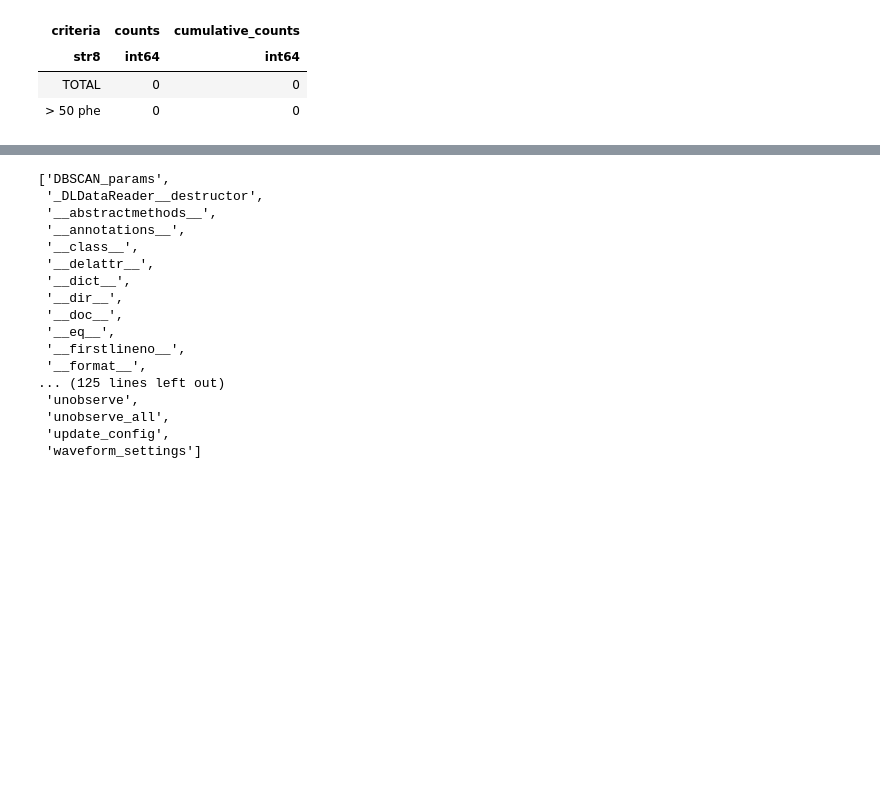
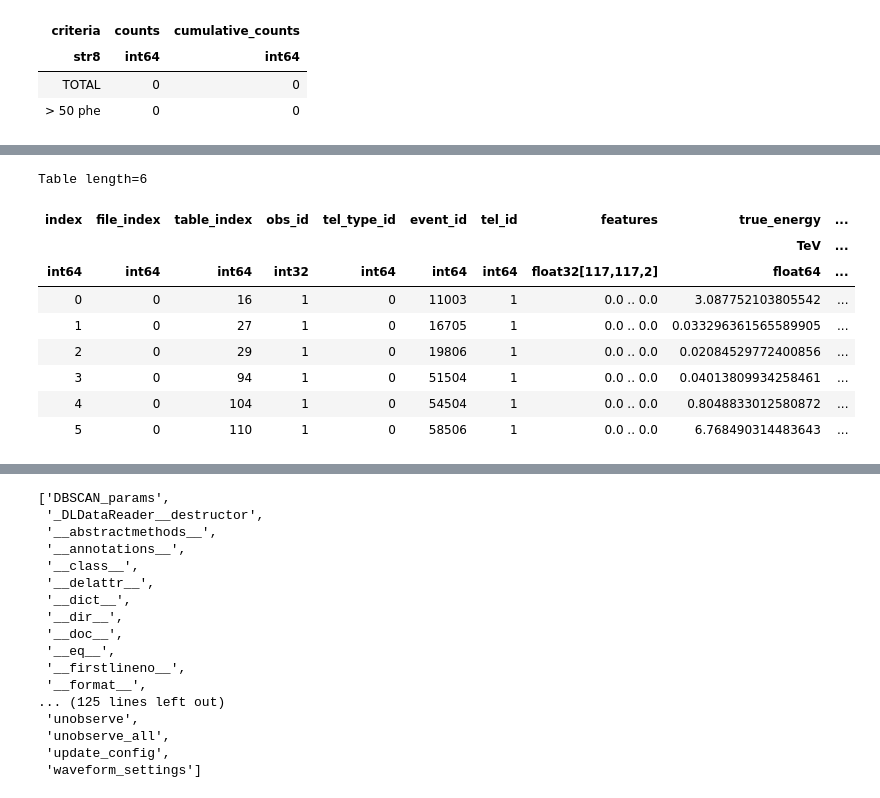
Before and after one commit to cta-observatory/dl1-data-handler, a Jupyter notebook: notebooks/test_r1_reader.ipynb, the cells around one changed output, grey strips where cells are left out. Cells and saved outputs as stored; diff of their text form; code cells hidden in the pictures; blank space fills up the shorter version.

```diff
--- a/notebooks/test_r1_reader.ipynb
+++ b/notebooks/test_r1_reader.ipynb
@@ -28,3 +38,16 @@ reader = DLWaveformReader(input_url_signal=["/gamma3/users/jbuces/software/mc_da
 # %%
 reader.quality_query
+# %%
+reader.generate_mono_batch(batch_indices=[0,1,2,3,4,5])
+# %% [output]
+Table length=6
+| index | file_index | table_index | obs_id | tel_type_id | event_id | tel_id | features | true_energy | ... |
+|  |  |  |  |  |  |  |  | TeV | ... |
+| int64 | int64 | int64 | int32 | int64 | int64 | int64 | float32[117,117,2] | float64 | ... |
+| 0 | 0 | 16 | 1 | 0 | 11003 | 1 | 0.0 .. 0.0 | 3.087752103805542 | ... |
+| 1 | 0 | 27 | 1 | 0 | 16705 | 1 | 0.0 .. 0.0 | 0.033296361565589905 | ... |
+| 2 | 0 | 29 | 1 | 0 | 19806 | 1 | 0.0 .. 0.0 | 0.02084529772400856 | ... |
+| 3 | 0 | 94 | 1 | 0 | 51504 | 1 | 0.0 .. 0.0 | 0.04013809934258461 | ... |
+| 4 | 0 | 104 | 1 | 0 | 54504 | 1 | 0.0 .. 0.0 | 0.8048833012580872 | ... |
+| 5 | 0 | 110 | 1 | 0 | 58506 | 1 | 0.0 .. 0.0 | 6.768490314483643 | ... |
 # %%
```
Also changed, not shown: parts of 5 cells of this notebook, 2 other files.
